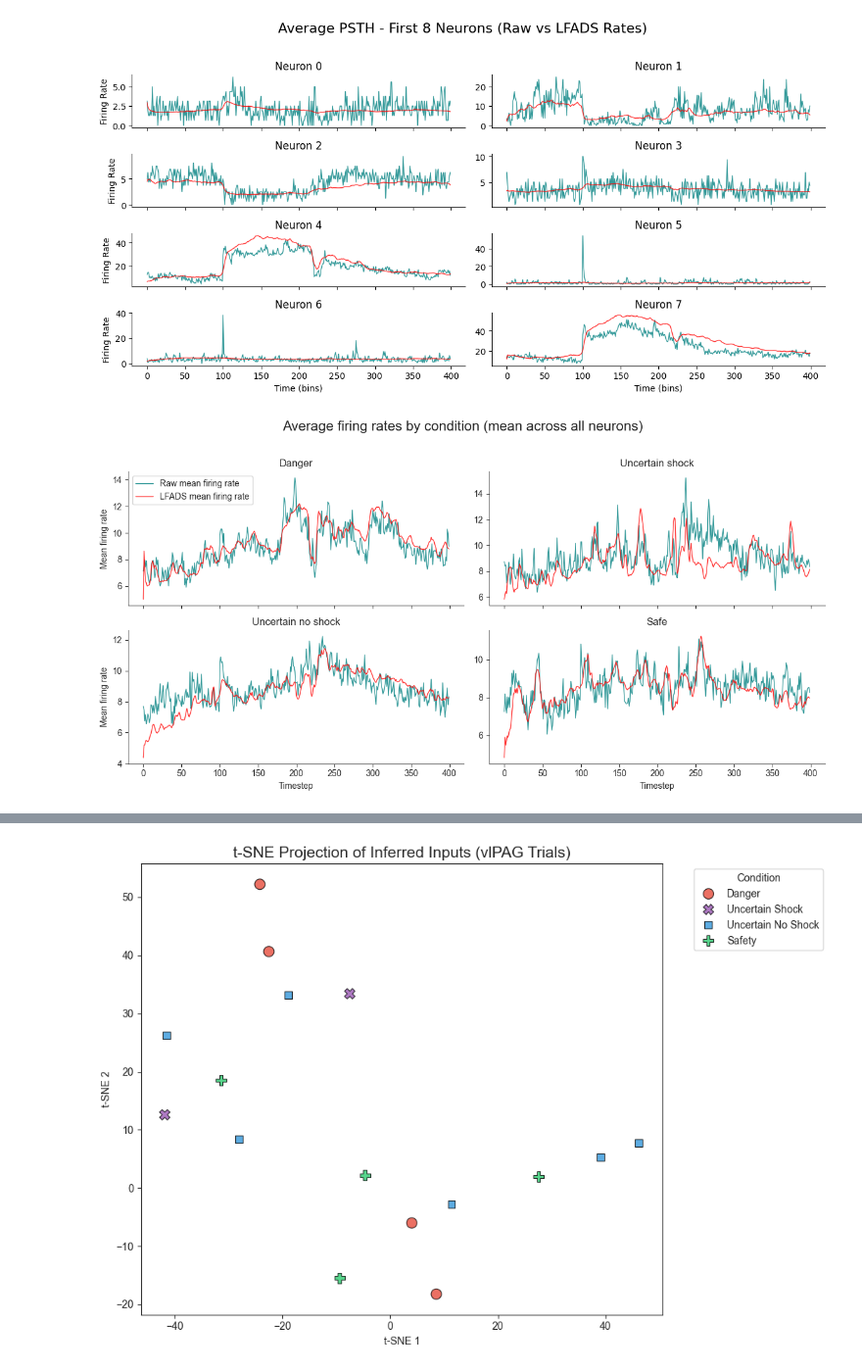
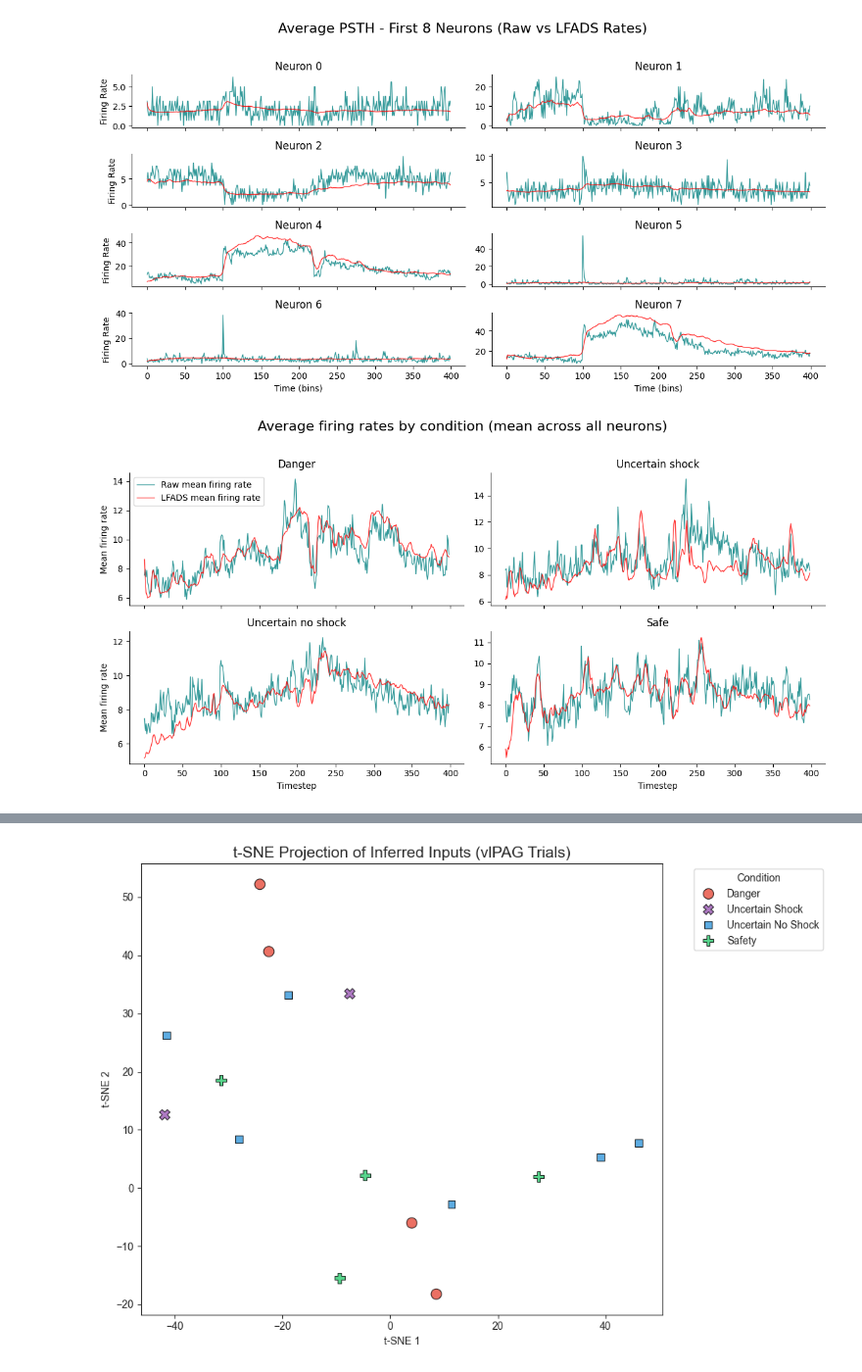
Before and after one commit to wkemilylau/iib_project_lfads, a Jupyter notebook: tutorials/multisession/bst-vlpag-eval.ipynb, the cells around one changed output, grey strips where cells are left out. Shown at 98% size. Cells and saved outputs as stored; diff of their text form; code cells hidden in the pictures.

```diff
--- a/tutorials/multisession/bst-vlpag-eval.ipynb
+++ b/tutorials/multisession/bst-vlpag-eval.ipynb
@@ -171,36 +171,36 @@ def plot_denoised_rates_by_condition(spikes_data, rates_data, title):
     mean_rates_safety = np.mean(np.mean(rates_data[11:15, :, :], axis=2), axis=0)
 
     rates = [mean_rates_danger, mean_rates_unc_noshock, mean_rates_unc_shock, mean_rates_safety]
 
     for i in range(4):
         ax = axes_flat[i]
 
-        ax.plot(spikes[i], color='teal', linewidth=1, alpha=0.8, label='Raw mean firing rate')
-        ax.plot(rates[i], color='red', linewidth=1, alpha=0.8, label='LFADS mean firing rate')
+        ax.plot(spikes[i][1:], color='teal', linewidth=1, alpha=0.8, label='Raw mean firing rate')
+        ax.plot(rates[i][1:], color='red', linewidth=1, alpha=0.8, label='LFADS mean firing rate')
         ax.set_title(conditions[i], fontsize=12)
 
         if i == 0:
             ax.legend()
 
         # Clean up visual clutter
         ax.spines['top'].set_visible(False)
         ax.spines['right'].set_visible(False)
 
         # Add labels only to the bottom-most plots for a cleaner look
         if i >= 2:
             ax.set_xlabel("Timestep")
         if i % 2 == 0:
             ax.set_ylabel("Mean firing rate")
 
     plt.suptitle(title, fontsize=16, y=1.02)
     plt.tight_layout()
     plt.show()
 
 sess = 'vlPAG'
 # Run the updated plotting function
 plot_denoised_rates_by_condition(spikes[sess], rates[sess], "Average firing rates by condition (mean across all neurons)")
 # %% [output]
-[figure, old version]
+[figure, new version]
 # %%
 # plot inferred inputs for each condition
 
```
Also changed, not shown: parts of 3 cells of this notebook, 5 other files.
